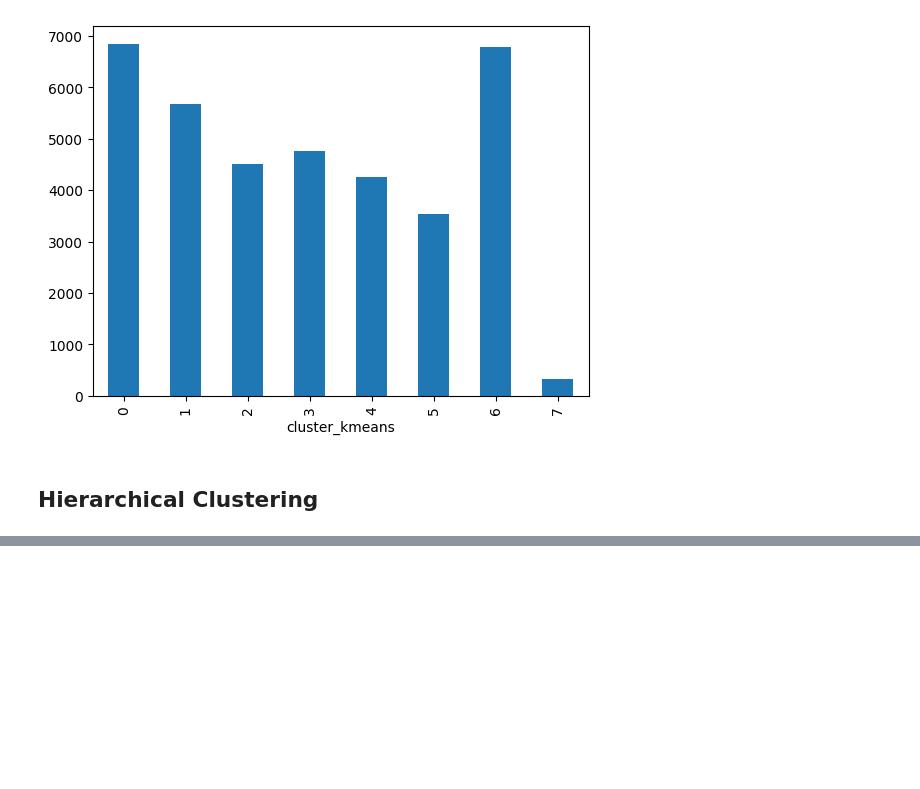
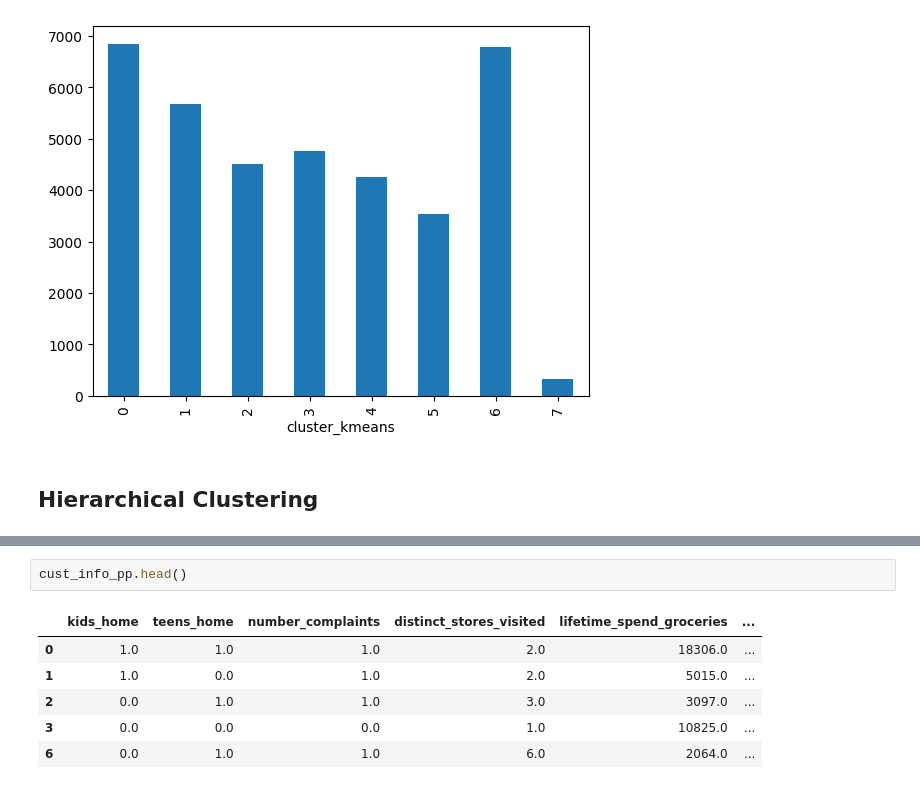
Before and after one commit to mitoma10110/ML2_Project, a Jupyter notebook: jo_notebook.ipynb, the cells around one changed output, grey strips where cells are left out. Drawn from its saved outputs; the diff is of its cells as text; blank space fills up the shorter version.

```diff
--- a/jo_notebook.ipynb
+++ b/jo_notebook.ipynb
@@ -186,0 +203,9 @@ agg_clust = AgglomerativeClustering(
+# %%
+cust_info_pp.head()
+# %% [output]
+|  | kids_home | teens_home | number_complaints | distinct_stores_visited | lifetime_spend_groceries | ... |
+| 0 | 1.0 | 1.0 | 1.0 | 2.0 | 18306.0 | ... |
+| 1 | 1.0 | 0.0 | 1.0 | 2.0 | 5015.0 | ... |
+| 2 | 0.0 | 1.0 | 1.0 | 3.0 | 3097.0 | ... |
+| 3 | 0.0 | 0.0 | 0.0 | 1.0 | 10825.0 | ... |
+| 6 | 0.0 | 1.0 | 1.0 | 6.0 | 2064.0 | ... |
```
Also changed, not shown: parts of 14 cells of this notebook, 1 other file.
